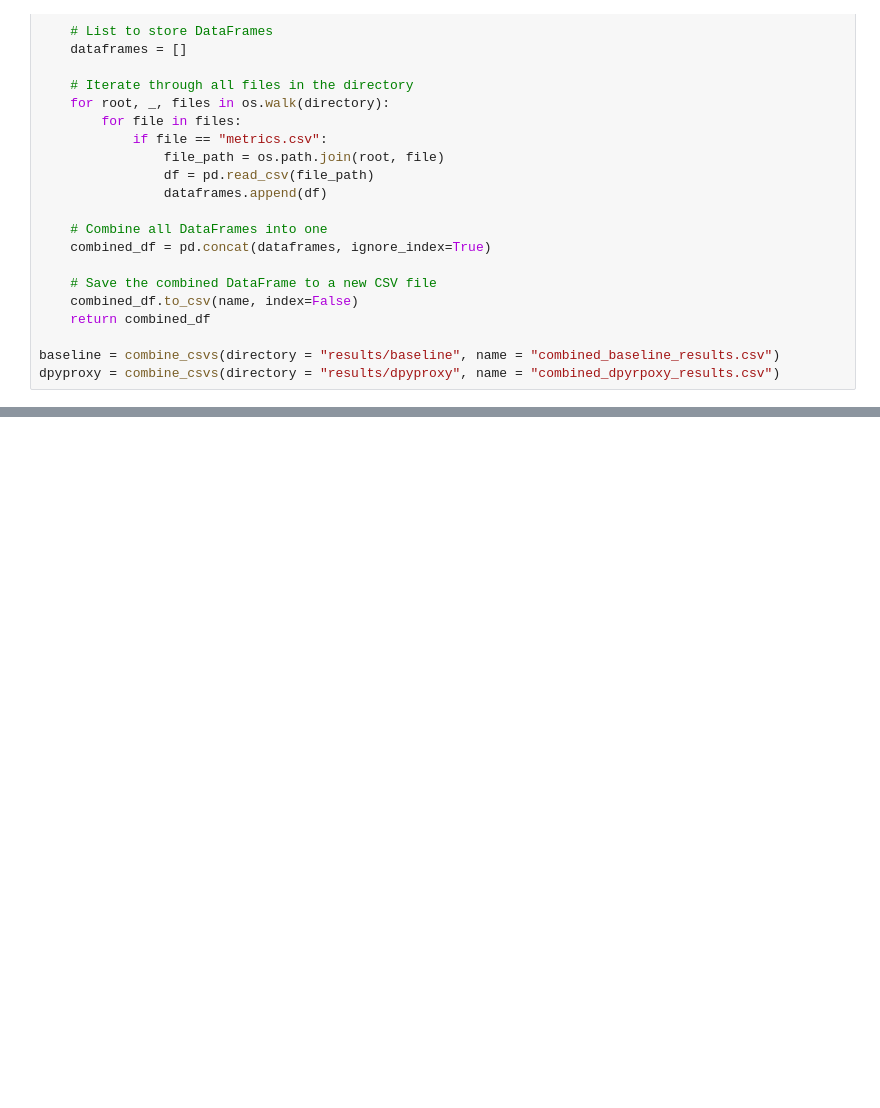
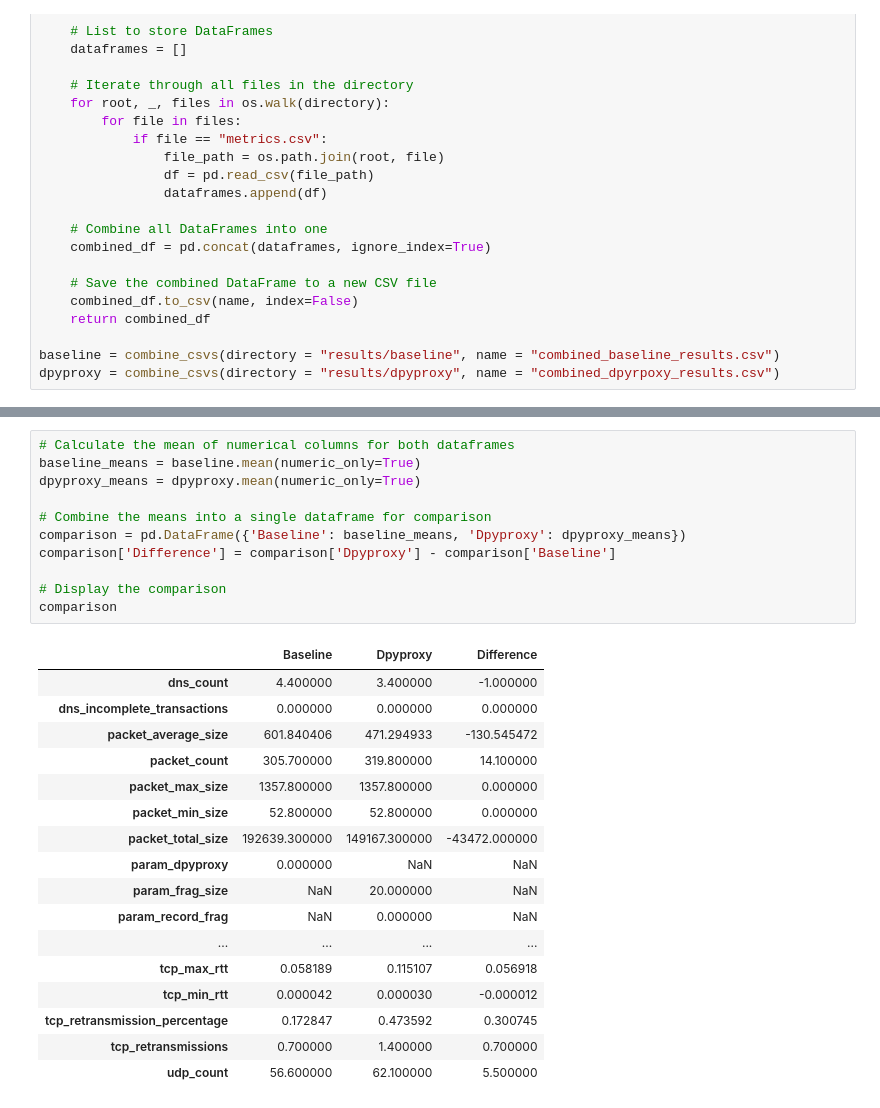
Before and after one commit to meganrichards3/DPYProxy_Networks, a Jupyter notebook: process_results.ipynb, the cells around one changed output, grey strips where cells are left out. Drawn from its saved outputs; the diff is of its cells as text; blank space fills up the shorter version.

```diff
--- a/process_results.ipynb
+++ b/process_results.ipynb
@@ -44,0 +79,29 @@ dpyproxy
+# %%
+# Calculate the mean of numerical columns for both dataframes
+baseline_means = baseline.mean(numeric_only=True)
+dpyproxy_means = dpyproxy.mean(numeric_only=True)
+
+# Combine the means into a single dataframe for comparison
+comparison = pd.DataFrame({'Baseline': baseline_means, 'Dpyproxy': dpyproxy_means})
+comparison['Difference'] = comparison['Dpyproxy'] - comparison['Baseline']
+
+# Display the comparison
+comparison
+# %% [output]
+|  | Baseline | Dpyproxy | Difference |
+| dns_count | 4.400000 | 3.400000 | -1.000000 |
+| dns_incomplete_transactions | 0.000000 | 0.000000 | 0.000000 |
+| packet_average_size | 601.840406 | 471.294933 | -130.545472 |
+| packet_count | 305.700000 | 319.800000 | 14.100000 |
+| packet_max_size | 1357.800000 | 1357.800000 | 0.000000 |
+| packet_min_size | 52.800000 | 52.800000 | 0.000000 |
+| packet_total_size | 192639.300000 | 149167.300000 | -43472.000000 |
+| param_dpyproxy | 0.000000 | NaN | NaN |
+| param_frag_size | NaN | 20.000000 | NaN |
+| param_record_frag | NaN | 0.000000 | NaN |
+| ... | ... | ... | ... |
+| tcp_max_rtt | 0.058189 | 0.115107 | 0.056918 |
+| tcp_min_rtt | 0.000042 | 0.000030 | -0.000012 |
+| tcp_retransmission_percentage | 0.172847 | 0.473592 | 0.300745 |
+| tcp_retransmissions | 0.700000 | 1.400000 | 0.700000 |
+| udp_count | 56.600000 | 62.100000 | 5.500000 |
```
Also changed, not shown: parts of 5 cells of this notebook, 2 other files.
